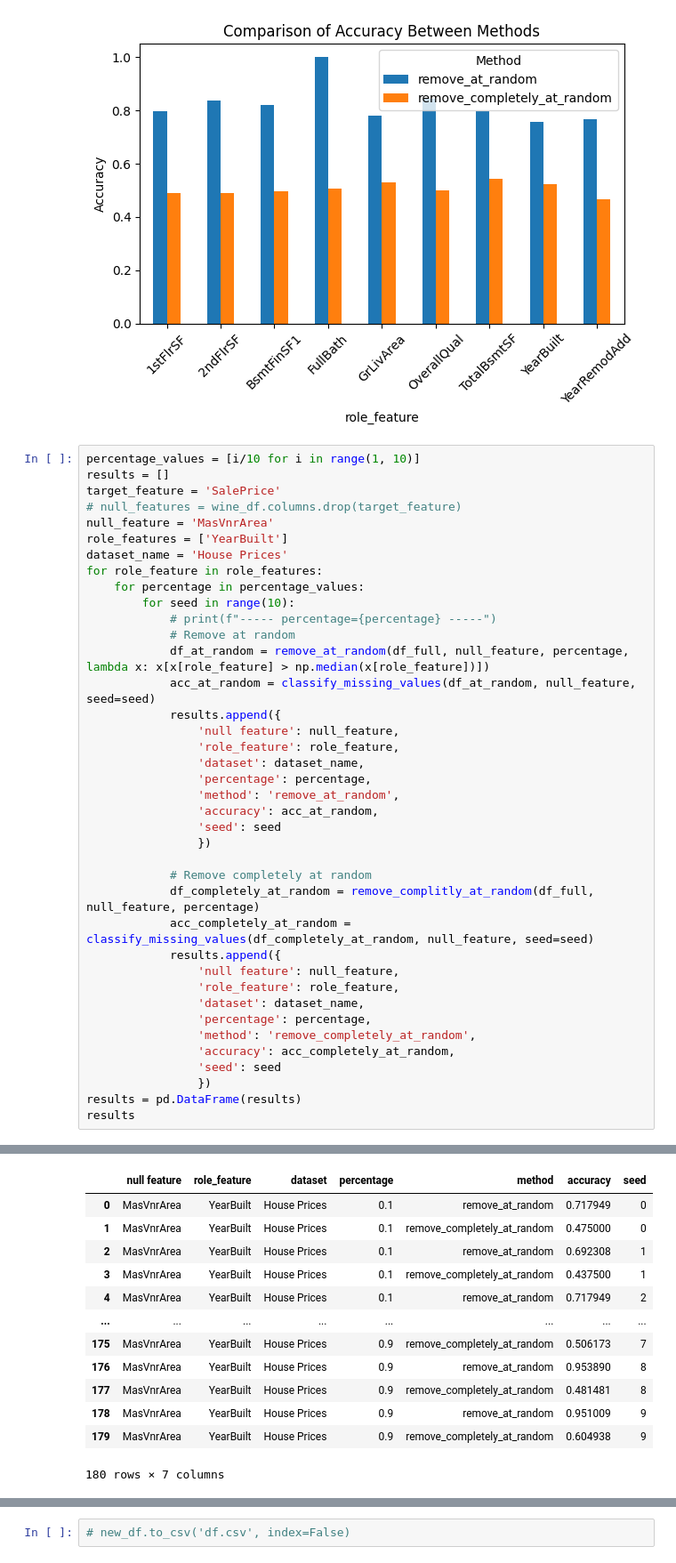
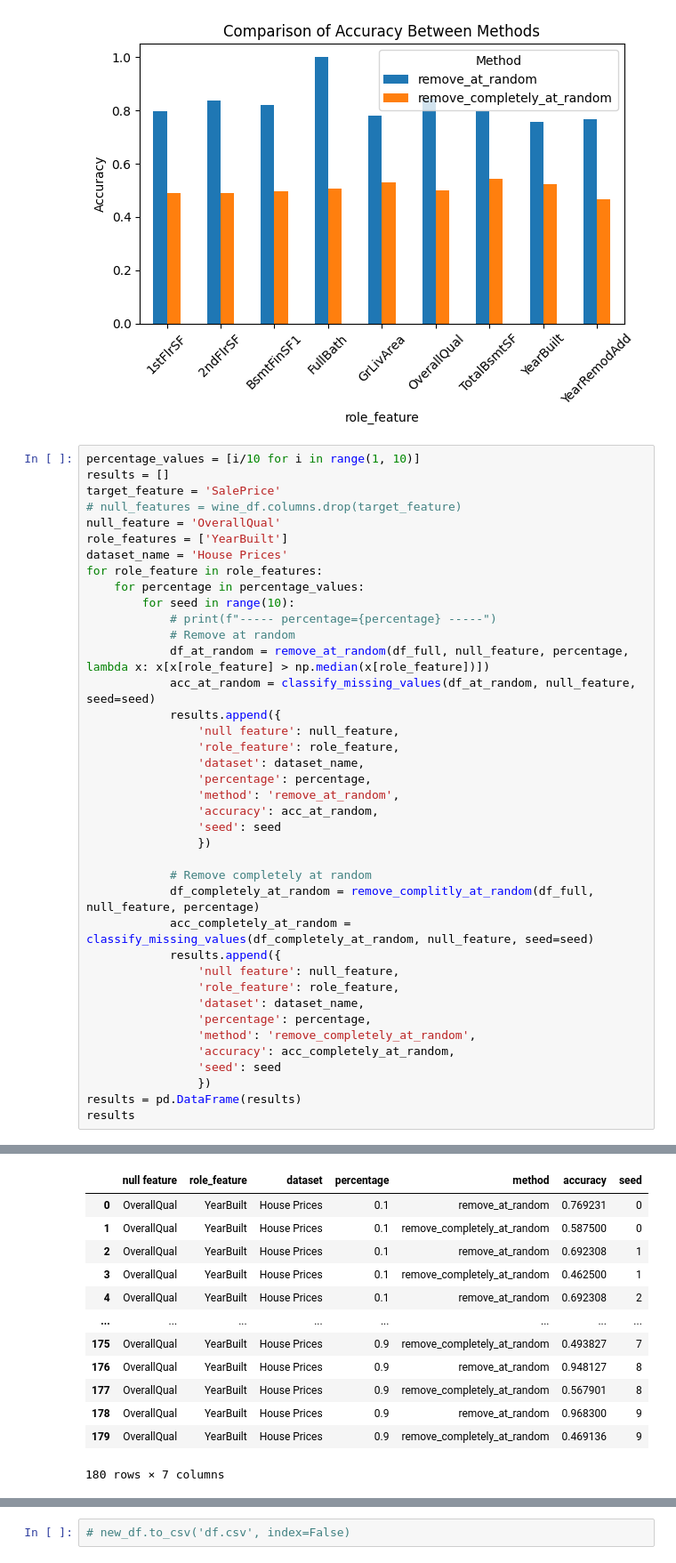
Before and after one commit to matansol/missing_values_project, a Jupyter notebook: missing_value_project.ipynb, the cells around one changed output, grey strips where cells are left out. Shown at 89% size. Cells and saved outputs as stored; diff of their text form.

```diff
--- a/missing_value_project.ipynb
+++ b/missing_value_project.ipynb
@@ -1247,7 +1246,7 @@ percentage_values = [i/10 for i in range(1, 10)]
 results = []
 target_feature = 'SalePrice'
 # null_features = wine_df.columns.drop(target_feature)
-null_feature = 'MasVnrArea'
+null_feature = 'OverallQual'
 role_features = ['YearBuilt']
 dataset_name = 'House Prices'
 for role_feature in role_features:
@@ -1302,15 +1301,15 @@ classifier accuracy is 0.6049382716049383 - MCAR/MNAR
 |  | null feature | role_feature | dataset | percentage | method | accuracy | seed |
-| 0 | MasVnrArea | YearBuilt | House Prices | 0.1 | remove_at_random | 0.717949 | 0 |
-| 1 | MasVnrArea | YearBuilt | House Prices | 0.1 | remove_completely_at_random | 0.475000 | 0 |
-| 2 | MasVnrArea | YearBuilt | House Prices | 0.1 | remove_at_random | 0.692308 | 1 |
-| 3 | MasVnrArea | YearBuilt | House Prices | 0.1 | remove_completely_at_random | 0.437500 | 1 |
-| 4 | MasVnrArea | YearBuilt | House Prices | 0.1 | remove_at_random | 0.717949 | 2 |
+| 0 | OverallQual | YearBuilt | House Prices | 0.1 | remove_at_random | 0.769231 | 0 |
+| 1 | OverallQual | YearBuilt | House Prices | 0.1 | remove_completely_at_random | 0.587500 | 0 |
+| 2 | OverallQual | YearBuilt | House Prices | 0.1 | remove_at_random | 0.692308 | 1 |
+| 3 | OverallQual | YearBuilt | House Prices | 0.1 | remove_completely_at_random | 0.462500 | 1 |
+| 4 | OverallQual | YearBuilt | House Prices | 0.1 | remove_at_random | 0.692308 | 2 |
 | ... | ... | ... | ... | ... | ... | ... | ... |
-| 175 | MasVnrArea | YearBuilt | House Prices | 0.9 | remove_completely_at_random | 0.506173 | 7 |
-| 176 | MasVnrArea | YearBuilt | House Prices | 0.9 | remove_at_random | 0.953890 | 8 |
-| 177 | MasVnrArea | YearBuilt | House Prices | 0.9 | remove_completely_at_random | 0.481481 | 8 |
-| 178 | MasVnrArea | YearBuilt | House Prices | 0.9 | remove_at_random | 0.951009 | 9 |
-| 179 | MasVnrArea | YearBuilt | House Prices | 0.9 | remove_completely_at_random | 0.604938 | 9 |
+| 175 | OverallQual | YearBuilt | House Prices | 0.9 | remove_completely_at_random | 0.493827 | 7 |
+| 176 | OverallQual | YearBuilt | House Prices | 0.9 | remove_at_random | 0.948127 | 8 |
+| 177 | OverallQual | YearBuilt | House Prices | 0.9 | remove_completely_at_random | 0.567901 | 8 |
+| 178 | OverallQual | YearBuilt | House Prices | 0.9 | remove_at_random | 0.968300 | 9 |
+| 179 | OverallQual | YearBuilt | House Prices | 0.9 | remove_completely_at_random | 0.469136 | 9 |
 180 rows × 7 columns
 # %%
 df_mean = results.groupby(['percentage', 'method'])['accuracy'].mean().reset_index()
```
Also changed, not shown: parts of 33 cells of this notebook.
